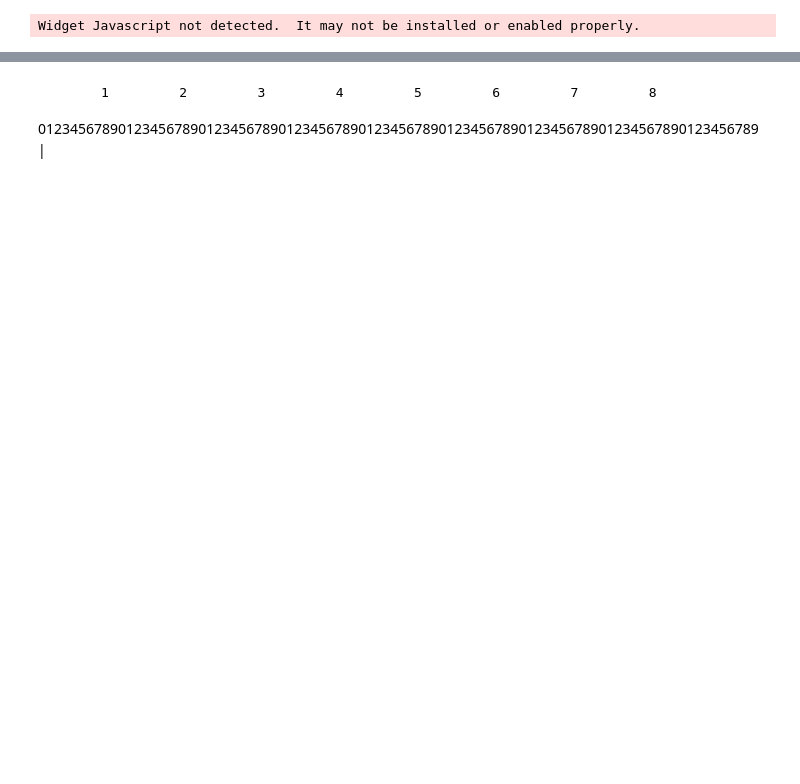
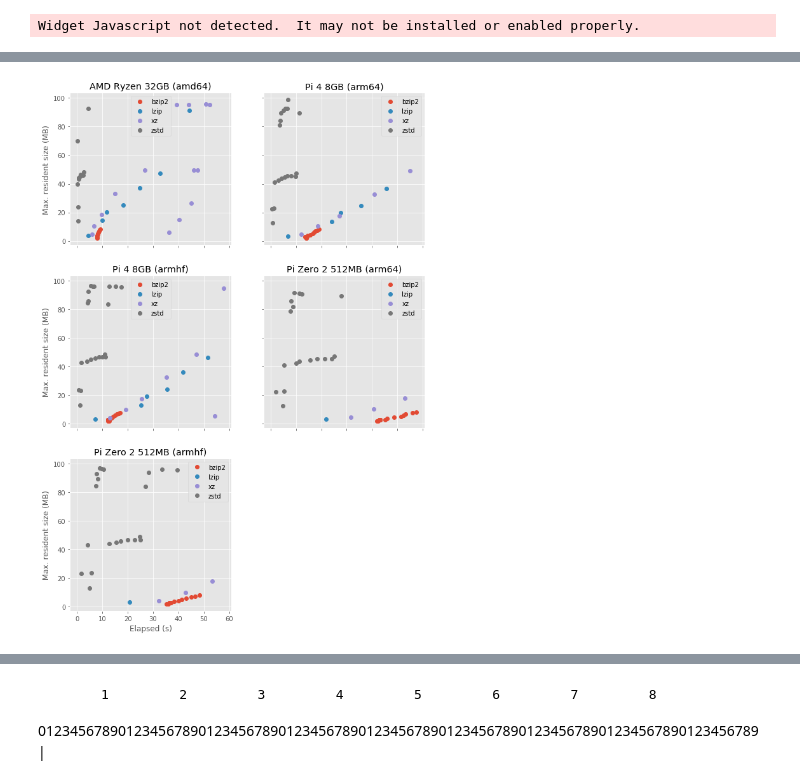
Before and after one commit to waveform80/compression, a Jupyter notebook: analysis.ipynb, the cells around one changed output, grey strips where cells are left out. Saved outputs shown, nothing was run; the diff lists cells and outputs as text; code cells hidden in the pictures; blank space fills up the shorter version.

```diff
--- a/analysis.ipynb
+++ b/analysis.ipynb
@@ -315,0 +461,16 @@ Widget Javascript not detected.  It may not be installed or enabled properly.
+# %%
+render_multi_xy(conn.execute("""
+SELECT
+  machine || ' (' || arch || ')',
+  compressor,
+  comp_duration AS "Elapsed (s)",
+  comp_max_mem / 1048576.0 AS "Max. resident size (MB)"
+FROM results
+WHERE succeeded = 1
+AND comp_duration < 60
+AND comp_max_mem < (100 * 1048576)
+AND compressor IN ('bzip2', 'zstd', 'xz', 'lzip')
+ORDER BY 1, 2
+"""))
+# %% [output]
+[figure, added]
```
Also changed, not shown: parts of 49 cells of this notebook.
